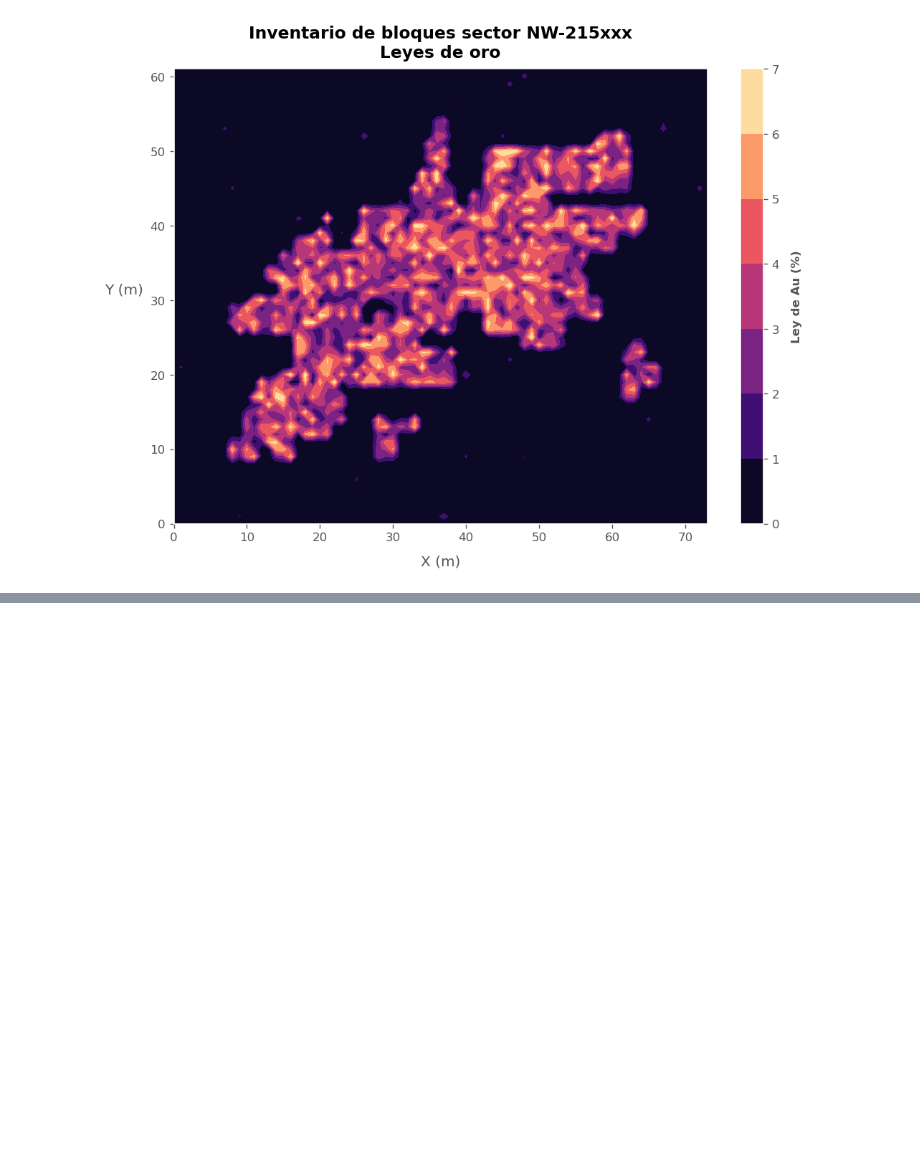
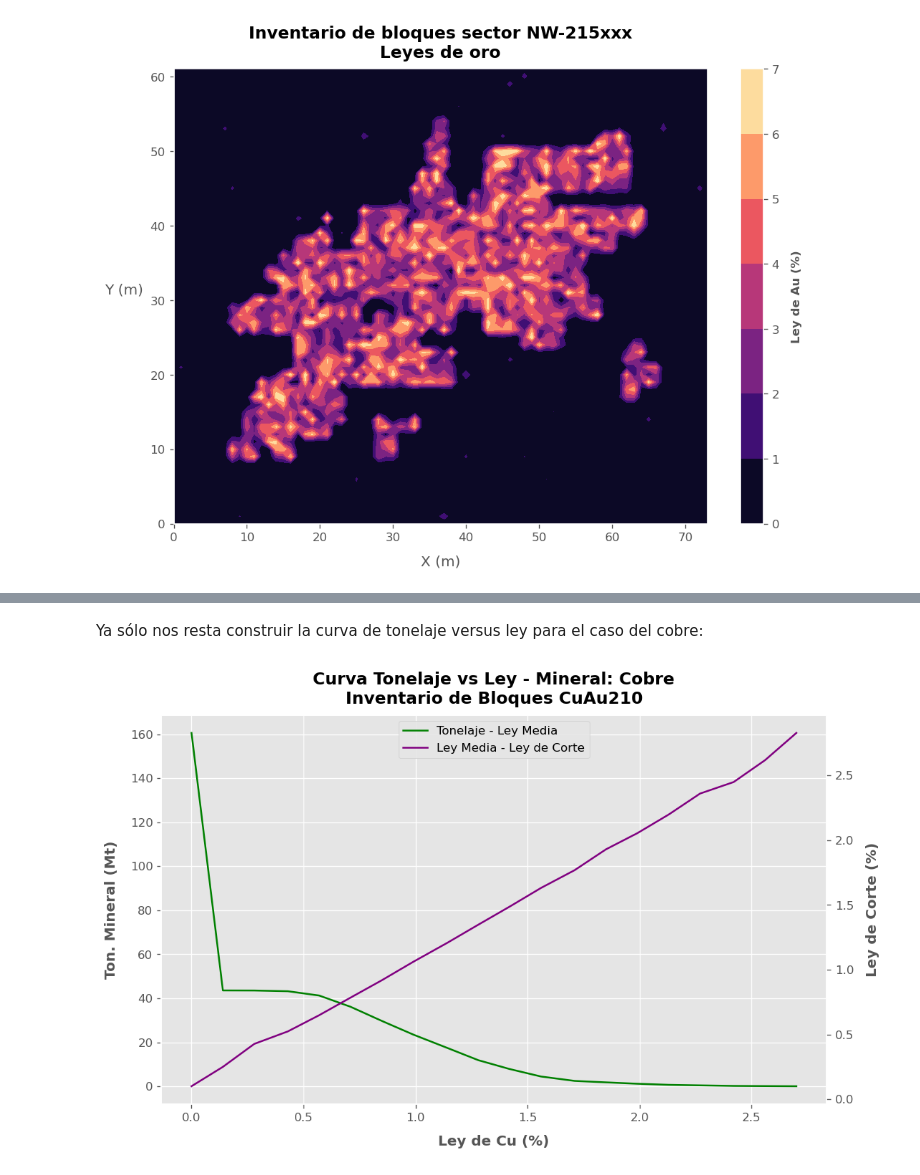
Before and after one commit to rquezadac/udd_data_analytics_lectures, a Jupyter notebook: seccion_03_matplotlib/clase_3_3.ipynb, the cells around one changed output, grey strips where cells are left out. Cells and saved outputs as stored; diff of their text form; code cells hidden in the pictures; blank space fills up the shorter version.

```diff
--- a/seccion_03_matplotlib/clase_3_3.ipynb
+++ b/seccion_03_matplotlib/clase_3_3.ipynb
@@ -310,0 +442,7 @@ cb.set_label("Ley de Au (%)", fontsize=10, fontweight="bold", labelpad=10);
+# %%
+for j in range(len(cu_table)):
+    queried_blocks = blocks_cu_flat[
+        (blocks_cu_flat > cu_table.loc[j, "Menor (%)"]) & (blocks_cu_flat <= cu_table.loc[j, "Mayor (%)"])
+    ]
+    avg_j = queried_blocks.mean()
+    cu_table.loc[j, "Ley media (%)"] = avg_j
@@ -310,0 +451,2 @@ cb.set_label("Ley de Au (%)", fontsize=10, fontweight="bold", labelpad=10);
+# %%
+cu_table["Esteril acumulado (Mt)"] = 0
@@ -310,0 +455,9 @@ cb.set_label("Ley de Au (%)", fontsize=10, fontweight="bold", labelpad=10);
+# %%
+for j in range(len(cu_table)):
+    if j == 0:
+        cu_table.loc[j, "Esteril acumulado (Mt)"] = 0.0
+    elif j == 1:
+        cu_table.loc[j, "Esteril acumulado (Mt)"] = cu_table.loc[j-1, "Tonelaje (Mt)"]
+    else:
+        cu_table.loc[j, "Esteril acumulado (Mt)"] =\
+            cu_table.loc[j-1, "Esteril acumulado (Mt)"] + cu_table.loc[j-1, "Tonelaje (Mt)"]
@@ -310,0 +466,2 @@ cb.set_label("Ley de Au (%)", fontsize=10, fontweight="bold", labelpad=10);
+# %%
+cu_table["RLM"] = cu_table["Esteril acumulado (Mt)"] / cu_table["Mineral (Mt)"]
@@ -310,0 +490,24 @@ cb.set_label("Ley de Au (%)", fontsize=10, fontweight="bold", labelpad=10);
+# %% [markdown]
+Ya sólo nos resta construir la curva de tonelaje versus ley para el caso del cobre:
+# %%
+fig, ax = plt.subplots(figsize=(10, 6))
+ax1 = ax.twinx()
+p1 = ax.plot(
+    cu_table["Menor (%)"], cu_table["Mineral (Mt)"], color="green", label="Tonelaje - Ley Media"
+)
+p2 = ax1.plot(
+    cu_table["Menor (%)"], cu_table["Ley media (%)"], color="purple", label="Ley Media - Ley de Corte"
+)
+ax1.grid(False)
+ax.set_xlabel("Ley de Cu (%)", fontsize=12, fontweight="bold", labelpad=10)
+ax.set_ylabel("Ton. Mineral (Mt)", fontsize=12, fontweight="bold", labelpad=10)
+ax1.set_ylabel("Ley de Corte (%)", fontsize=12, fontweight="bold", labelpad=10)
+p = p1 + p2
+labels = [l.get_label() for l in p]
+ax.legend(p, labels, loc="upper center")
+ax.set_title(
+    "Curva Tonelaje vs Ley - Mineral: Cobre\nInventario de Bloques CuAu210",
+    fontsize=14, fontweight="bold", pad=10
+);
+# %% [output]
+[figure, added]
```
Also changed, not shown: parts of 70 cells of this notebook.
